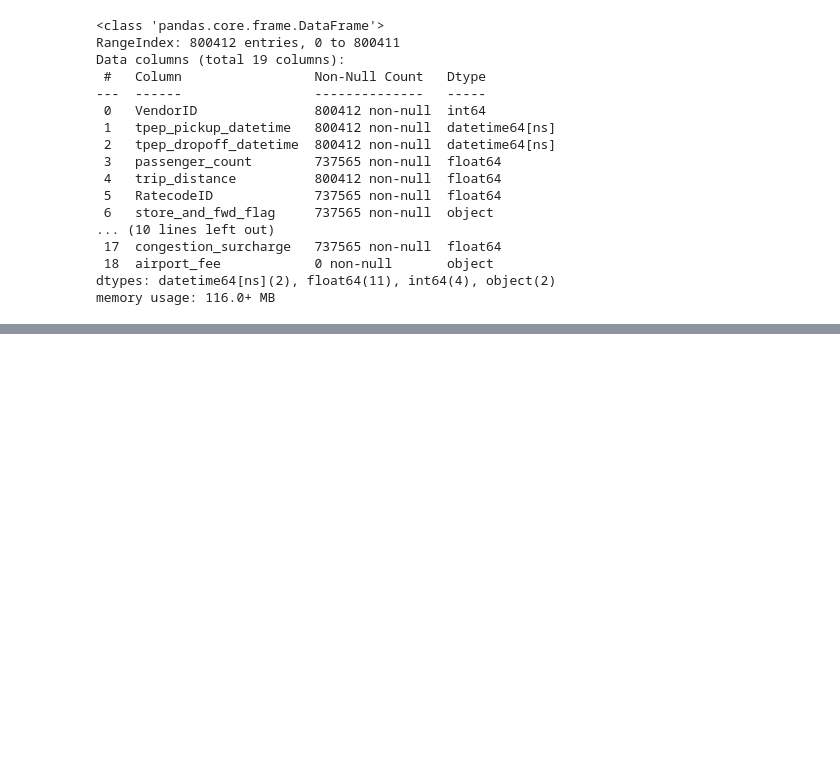
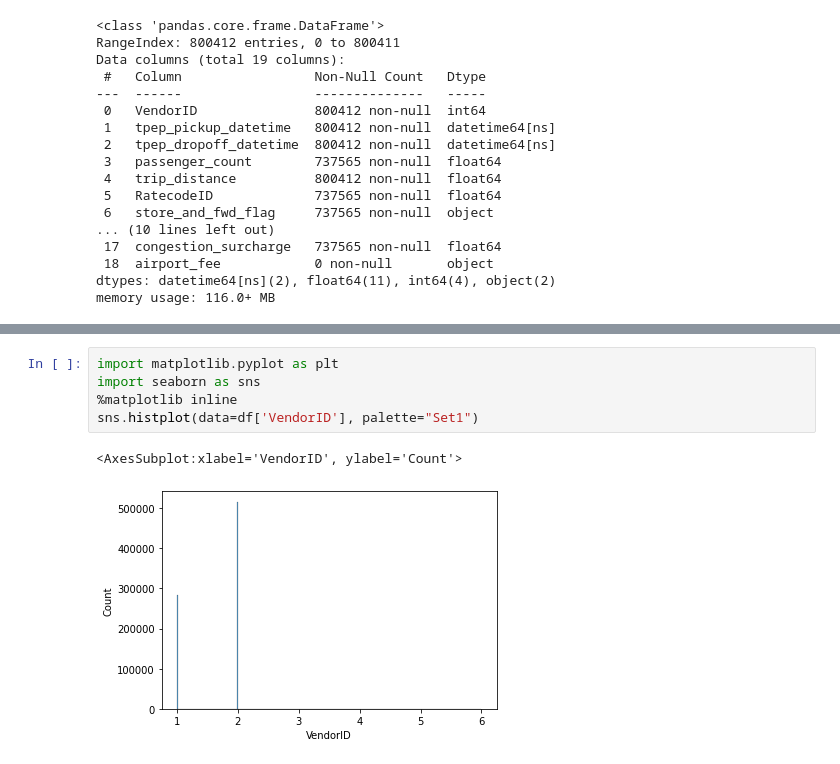
Before and after one commit to santiagobiobot/uba-ia-add-tpfinal, a Jupyter notebook: TP-final-AdDAI.ipynb, the cells around one changed output, grey strips where cells are left out. Cells and saved outputs as stored; diff of their text form; blank space fills up the shorter version.

Commit message:
plot some distributions

```diff
--- a/TP-final-AdDAI.ipynb
+++ b/TP-final-AdDAI.ipynb
@@ -188,3 +221,11 @@ df.describe()
 | 50% | 2.000000 | 1.000000 | 1.790000 | 1.000000 | 161.000000 | 161.000000 | 1.000000 | ... |
 | 75% | 2.000000 | 1.000000 | 3.400000 | 1.000000 | 234.000000 | 233.000000 | 2.000000 | ... |
 | max | 6.000000 | 9.000000 | 256069.130000 | 99.000000 | 265.000000 | 265.000000 | 4.000000 | ... |
+# %%
+import matplotlib.pyplot as plt
+import seaborn as sns
+%matplotlib inline
+sns.histplot(data=df['VendorID'], palette="Set1")
+# %% [output]
+<AxesSubplot:xlabel='VendorID', ylabel='Count'>
+[figure, added]
```
Also changed, not shown: parts of 2 cells of this notebook.
